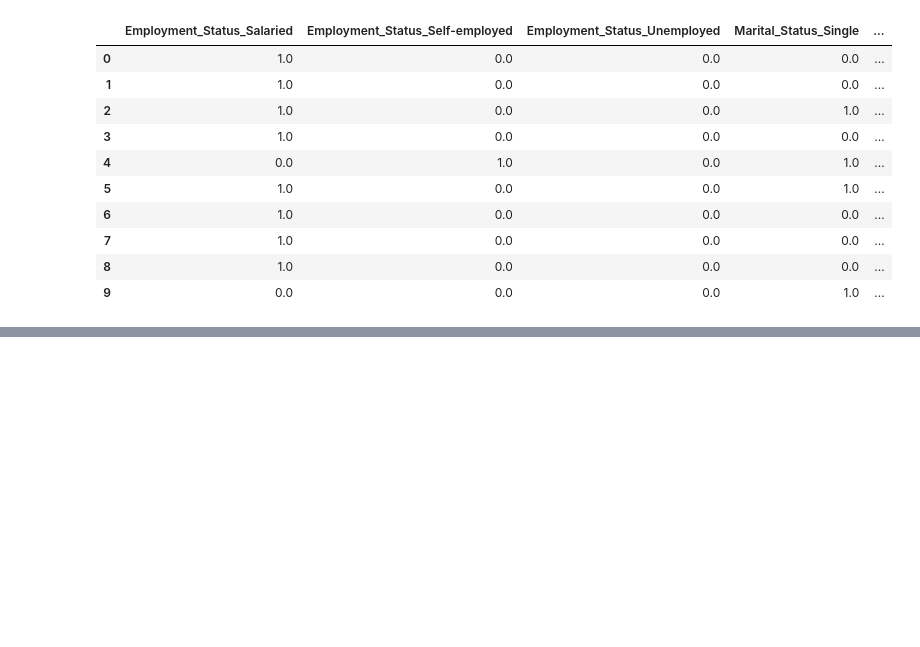
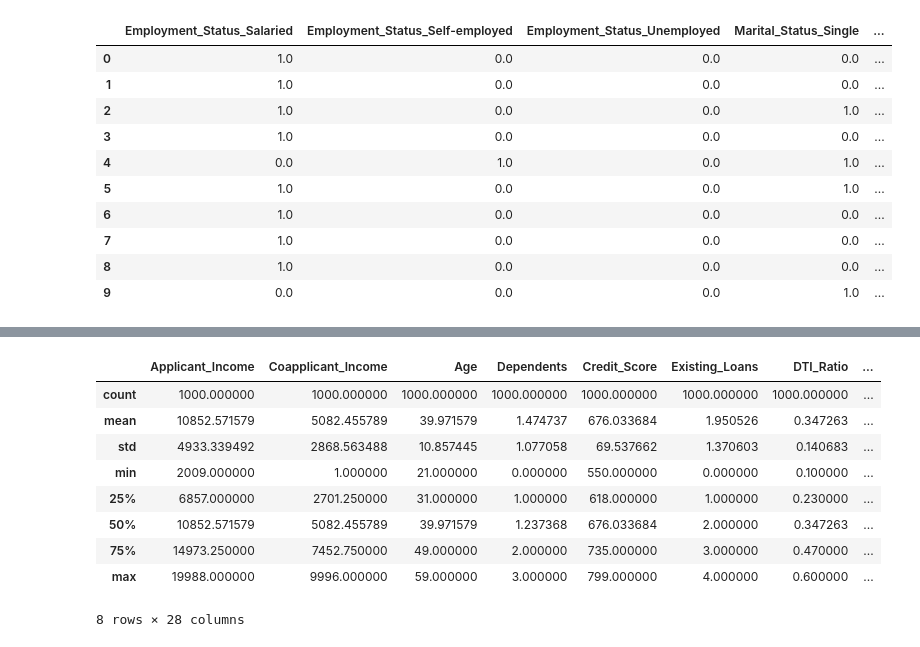
Before and after one commit to Vanshaj14Mohan/CreditWise-Loan-Approval-System, a Jupyter notebook: Files/main.ipynb, the cells around one changed output, grey strips where cells are left out. Cells and saved outputs as stored; diff of their text form; code cells hidden in the pictures; blank space fills up the shorter version.

```diff
--- a/Files/main.ipynb
+++ b/Files/main.ipynb
@@ -394,0 +409,13 @@ encoded_df.head(10)
+# %%
+df.describe()
+# %% [output]
+|  | Applicant_Income | Coapplicant_Income | Age | Dependents | Credit_Score | Existing_Loans | DTI_Ratio | ... |
+| count | 1000.000000 | 1000.000000 | 1000.000000 | 1000.000000 | 1000.000000 | 1000.000000 | 1000.000000 | ... |
+| mean | 10852.571579 | 5082.455789 | 39.971579 | 1.474737 | 676.033684 | 1.950526 | 0.347263 | ... |
+| std | 4933.339492 | 2868.563488 | 10.857445 | 1.077058 | 69.537662 | 1.370603 | 0.140683 | ... |
+| min | 2009.000000 | 1.000000 | 21.000000 | 0.000000 | 550.000000 | 0.000000 | 0.100000 | ... |
+| 25% | 6857.000000 | 2701.250000 | 31.000000 | 1.000000 | 618.000000 | 1.000000 | 0.230000 | ... |
+| 50% | 10852.571579 | 5082.455789 | 39.971579 | 1.237368 | 676.033684 | 2.000000 | 0.347263 | ... |
+| 75% | 14973.250000 | 7452.750000 | 49.000000 | 2.000000 | 735.000000 | 3.000000 | 0.470000 | ... |
+| max | 19988.000000 | 9996.000000 | 59.000000 | 3.000000 | 799.000000 | 4.000000 | 0.600000 | ... |
+8 rows × 28 columns
```
Also changed, not shown: parts of 2 cells of this notebook.
